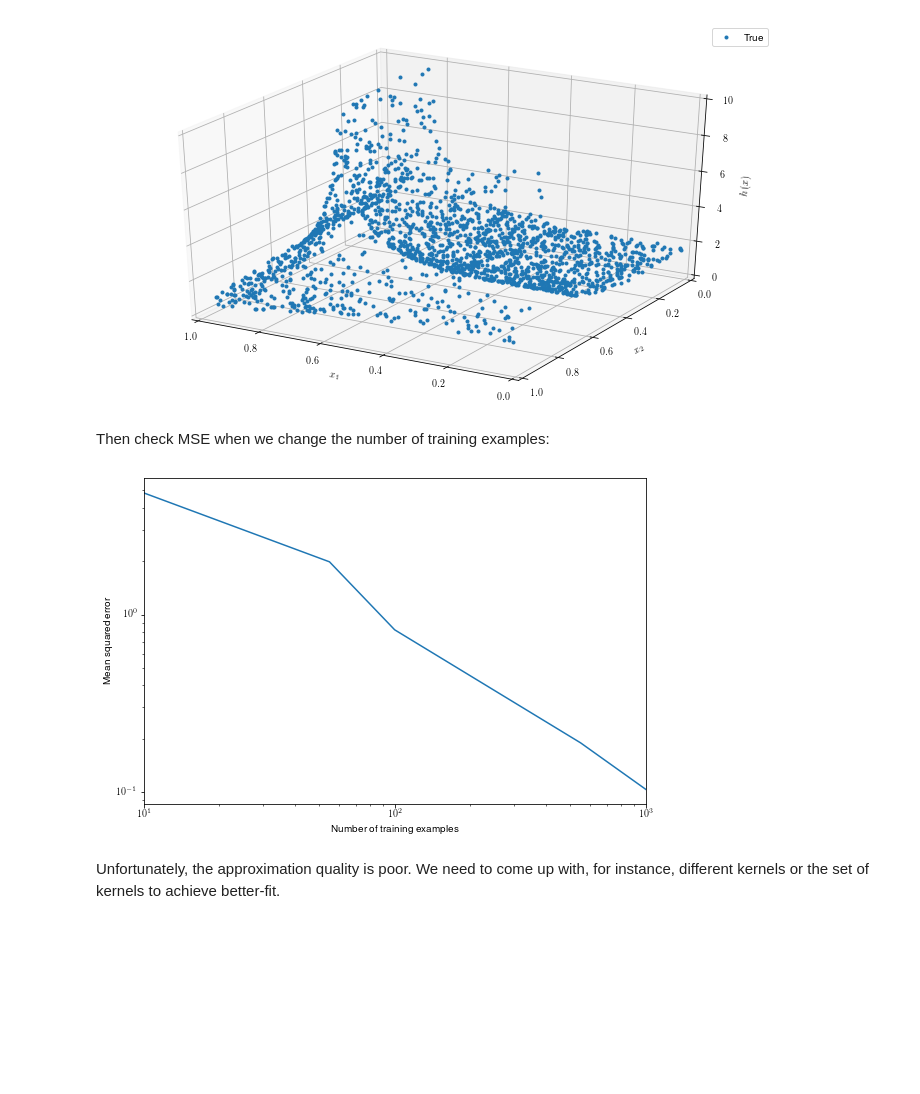
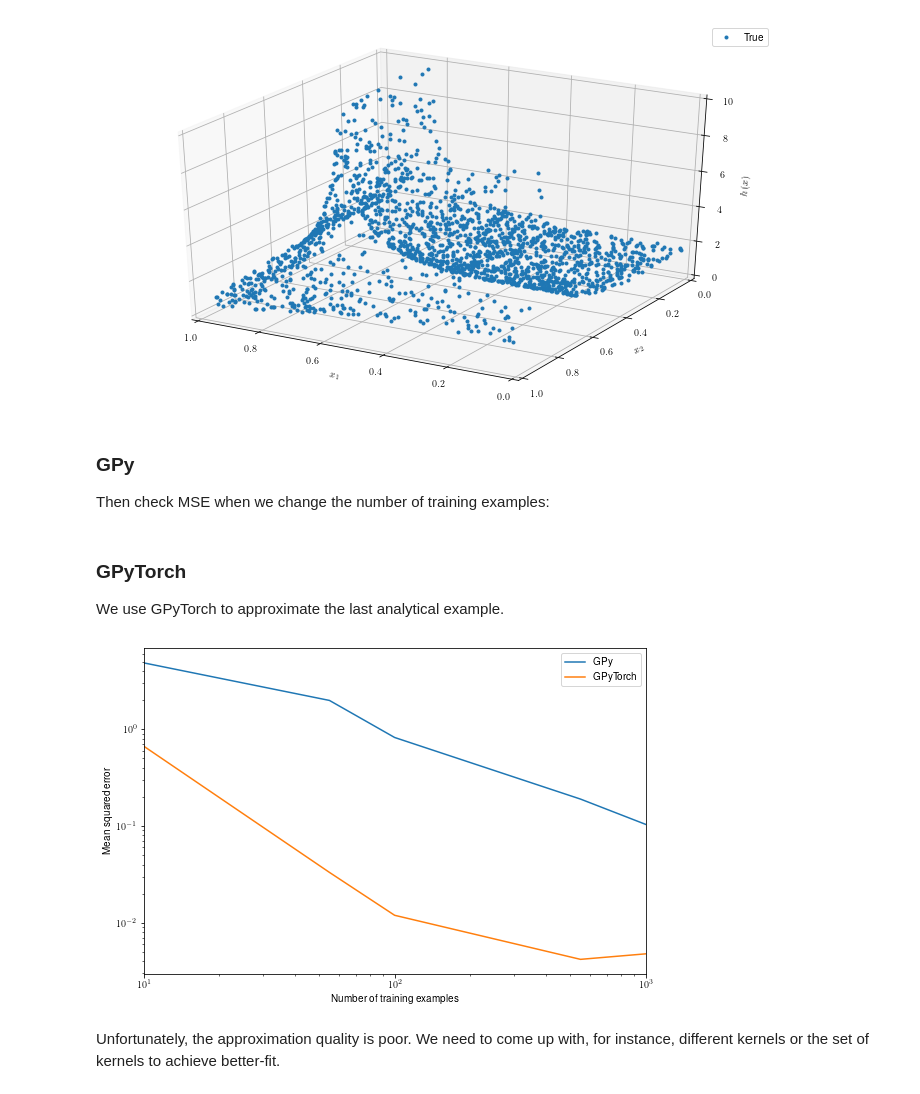
Before and after one commit to takafusui/GPstudy, a Jupyter notebook: notebooks/analytical_GPy.ipynb, the cells around one changed output. Cells and saved outputs as stored; diff of their text form; code cells hidden in the pictures; blank space fills up the shorter version.

```diff
--- a/notebooks/analytical_GPy.ipynb
+++ b/notebooks/analytical_GPy.ipynb
@@ -153,6 +269,9 @@ def h(x):
     """ The function to be predicted """
     return 1 / (np.abs(0.5 -  x[:, 0]**4 - x[:, 1]**4) + 0.1)
 
+def h_torch(x):
+    """ The function to be predicted """
+    return 1 / (np.abs(0.5 -  x**4 - x**4) + 0.1)
 
 X_test_h = np.random.uniform([0, 0], [1, 1], (2000, num_input))
 y_true_h = h(X_test_h)
@@ -172,6 +291,7 @@ plt.show()
 # %% [output]
 [figure]
 # %% [markdown]
+### GPy
 Then check MSE when we change the number of training examples:
 # %%
 X_test_hh = np.random.uniform([0, 0], [1, 1], (num_test, num_input))
@@ -179,16 +299,25 @@ y_true_hh = h(X_test_hh)
 num_trainings_h = [10, 55, 100, 550, 1000]
 mse_err_h = return_mse(
     h, X_test_hh, 0, 1, y_true_hh, num_trainings_h, num_input)
+# %% [markdown]
+### GPyTorch
+
+We use GPyTorch to approximate the last analytical example.
+# %%
+num_trainings_h = [10, 55, 100, 550, 1001]
+mse_err_h_torch = return_mse_torch(h_torch, 0, 1, 0.1, 500, num_trainings_h)
 # %%
 fig, ax = plt.subplots(figsize=(9, 6))
-ax.plot(num_trainings_h, mse_err_h)
+ax.plot(num_trainings_h, mse_err_h, label='GPy')
+ax.plot(num_trainings_h, mse_err_h_torch, label='GPyTorch')
 ax.set_xlabel('Number of training examples')
 ax.set_ylabel('Mean squared error')
 ax.set_xscale('log')
 ax.set_yscale('log')
+ax.legend(loc='best')
 ax.set_xlim([np.min(num_trainings_h), np.max(num_trainings_h)])
 plt.show()
 # %% [output]
-[figure, old version]
+[figure, new version]
 # %% [markdown]
 Unfortunately, the approximation quality is poor. We need to come up with, for instance, different kernels or the set of kernels to achieve better-fit.
```
Also changed, not shown: parts of 17 cells of this notebook, 1 other file.
